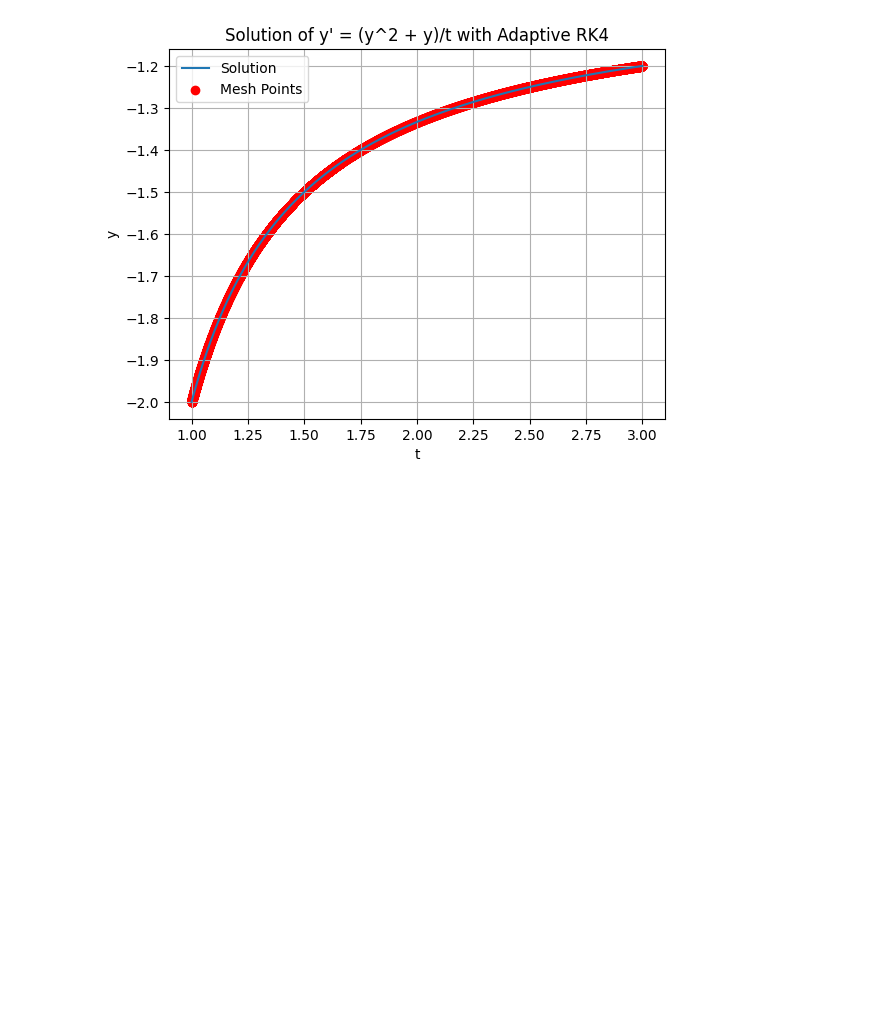
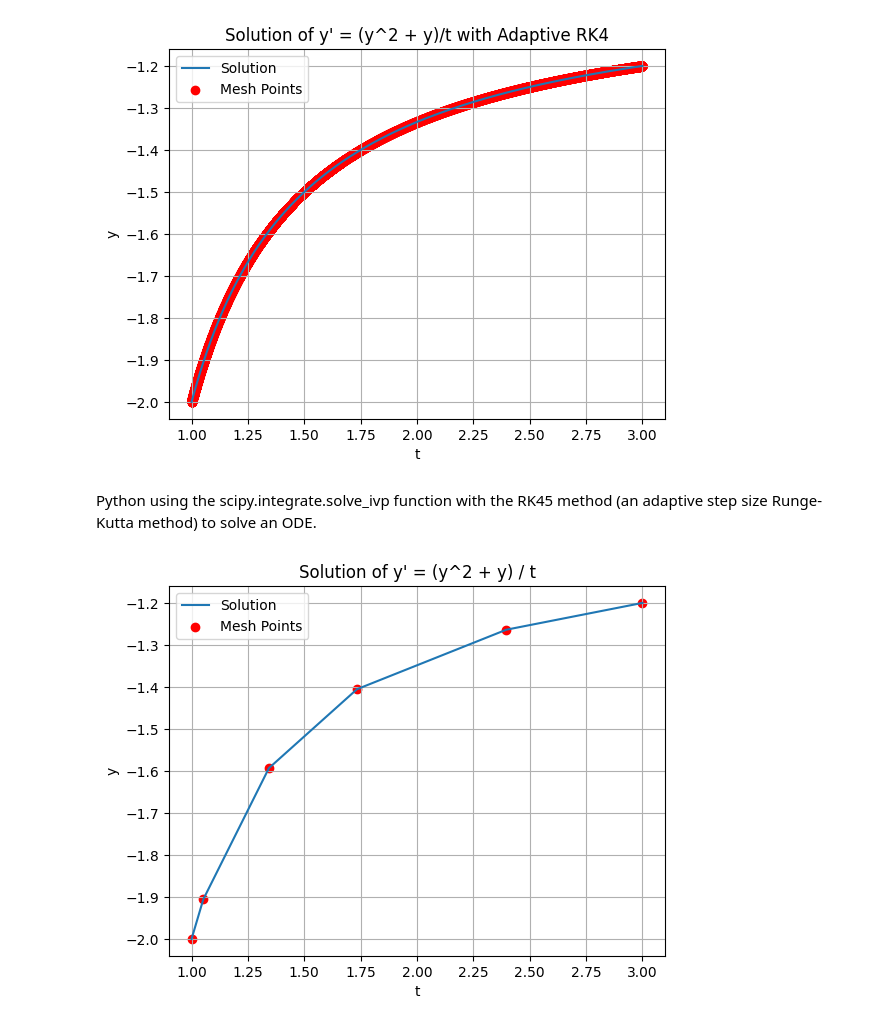
Before and after one commit to amitkumar20ms0012/Computational_Physics_A, a Jupyter notebook: A2/Q_10.ipynb, the cells around one changed output. Drawn from its saved outputs; the diff is of its cells as text; code cells hidden in the pictures; blank space fills up the shorter version.

```diff
--- a/A2/Q_10.ipynb
+++ b/A2/Q_10.ipynb
@@ -56,3 +56,34 @@ plt.grid(True)
 plt.show()
 # %% [output]
 [figure]
+# %% [markdown]
+ Python using the scipy.integrate.solve_ivp function with the RK45 method (an adaptive step size Runge-Kutta method) to solve an ODE.
+# %%
+import numpy as np
+import matplotlib.pyplot as plt
+from scipy.integrate import solve_ivp
+
+def f(t, y):
+    return (y**2 + y) / t
+
+# Initial conditions
+t_span = [1, 3]
+y0 = [-2]
+
+# Define the absolute tolerance
+abs_tol = 1e-4
+
+# Solve using solve_ivp with adaptive step size
+sol = solve_ivp(f, t_span, y0, method='RK45', atol=abs_tol, rtol=abs_tol)
+
+# Plot the solution and mesh points
+plt.plot(sol.t, sol.y[0], label='Solution')
+plt.scatter(sol.t, sol.y[0], color='red', label='Mesh Points')
+plt.xlabel('t')
+plt.ylabel('y')
+plt.title('Solution of y\' = (y^2 + y) / t')
+plt.grid(True)
+plt.legend()
+plt.show()
+# %% [output]
+[figure, added]
```
Also changed, not shown: 2 other files.
